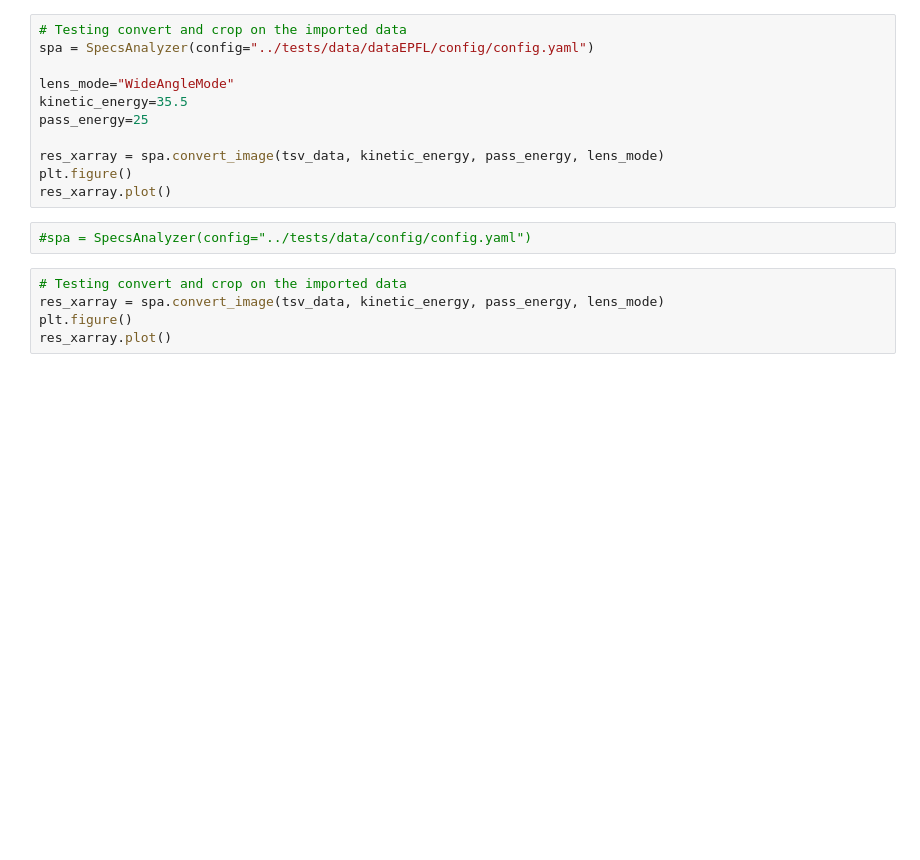
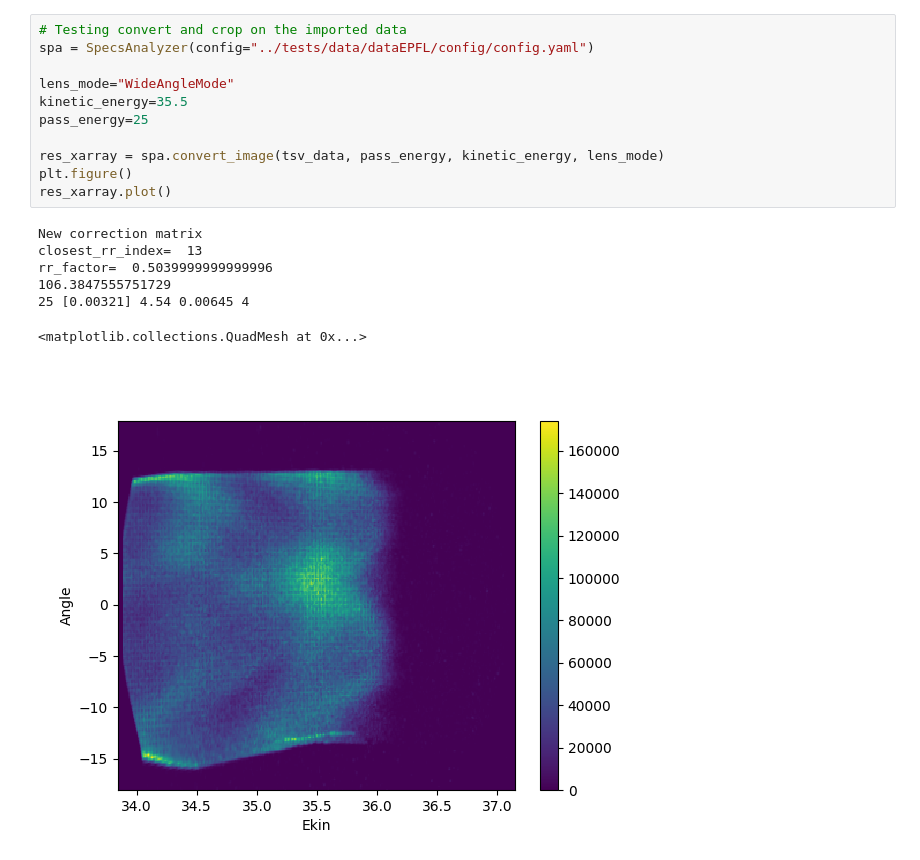
Before and after one commit to OpenCOMPES/specsanalyzer, a Jupyter notebook: tutorial/test.ipynb, the cells around one changed output. Drawn from its saved outputs; the diff is of its cells as text; blank space fills up the shorter version.

```diff
--- a/tutorial/test.ipynb
+++ b/tutorial/test.ipynb
@@ -15,21 +21,22 @@ plt.imshow(tsv_data)
 # %%
 # Testing convert and crop on the imported data
 spa = SpecsAnalyzer(config="../tests/data/dataEPFL/config/config.yaml")
 
 lens_mode="WideAngleMode"
 kinetic_energy=35.5
 pass_energy=25
 
-res_xarray = spa.convert_image(tsv_data, kinetic_energy, pass_energy, lens_mode)
+res_xarray = spa.convert_image(tsv_data, pass_energy, kinetic_energy, lens_mode)
 plt.figure()
 res_xarray.plot()
+# %% [output]
+New correction matrix
+closest_rr_index=  13
+rr_factor=  0.5039999999999996
+106.3847555751729
+25 [0.00321] 4.54 0.00645 4
+<matplotlib.collections.QuadMesh at 0x...>
+[figure, added]
-# %%
-#spa = SpecsAnalyzer(config="../tests/data/config/config.yaml")
-# %%
-# Testing convert and crop on the imported data
-res_xarray = spa.convert_image(tsv_data, kinetic_energy, pass_energy, lens_mode)
-plt.figure()
-res_xarray.plot()
 # %%
 with open('../tests/data/dataEPFL/igor_R9159/data_delay0.tsv') as file:
 #with open('../tests/data/dataFHI/Scan1232_converted.tsv') as file:
```
Also changed, not shown: parts of 11 cells of this notebook, 2 other files.
